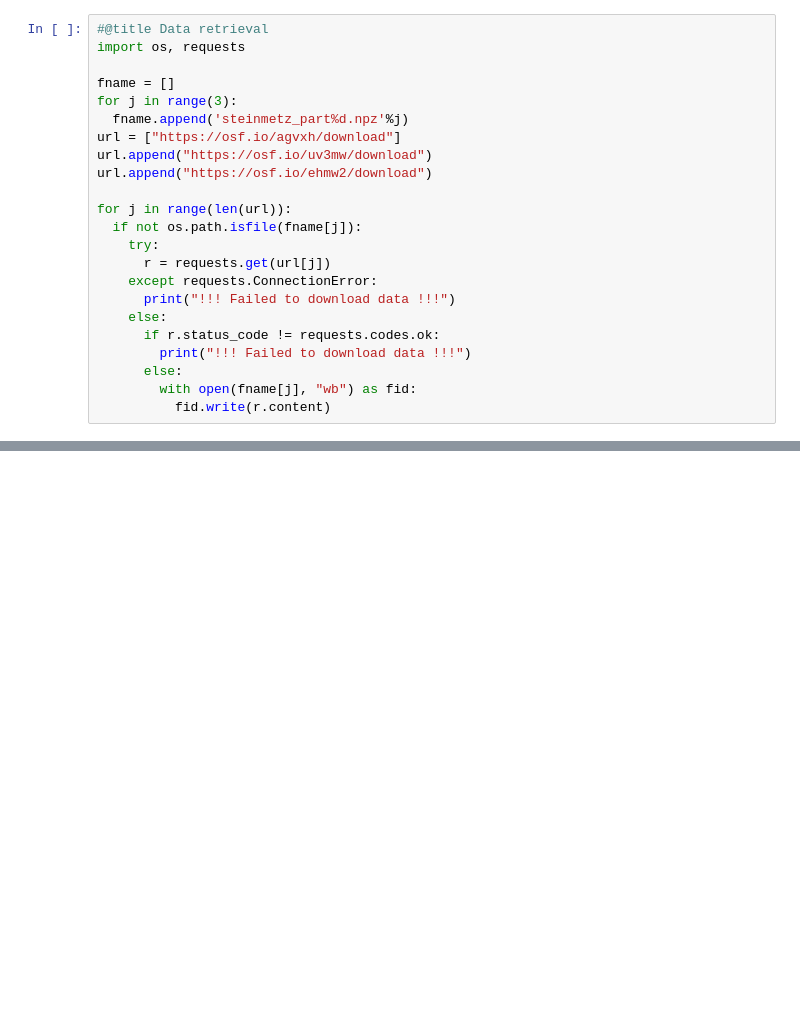
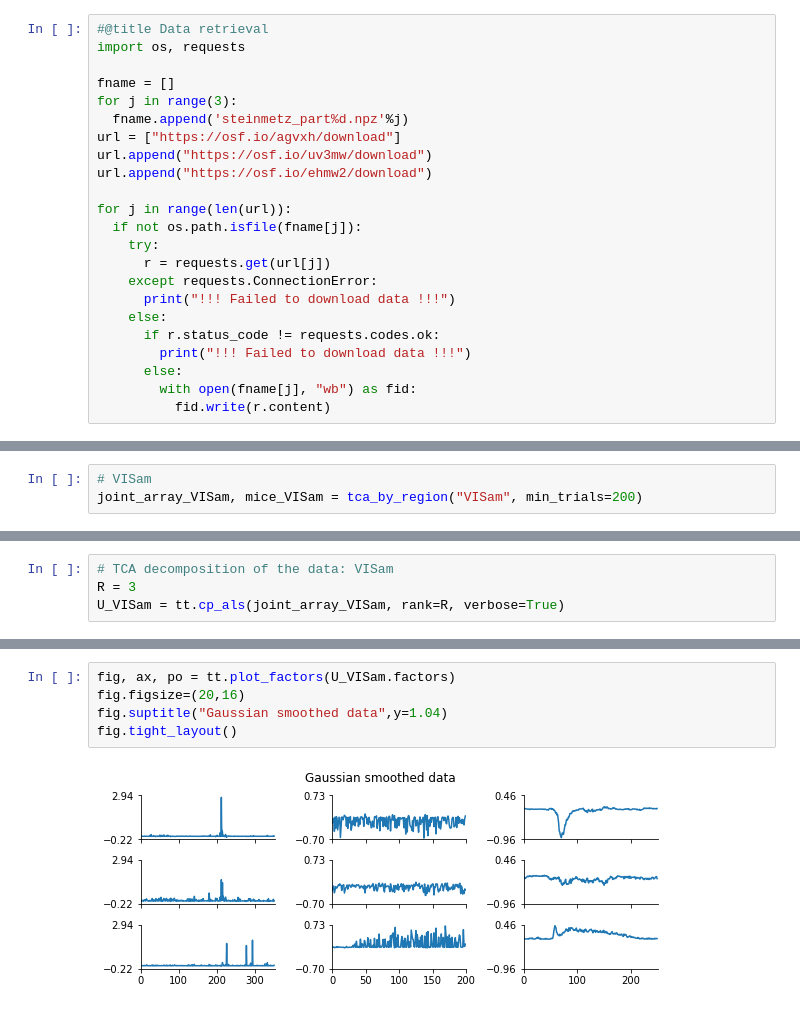
Before and after one commit to Devlaxman93/Neurohackers, a Jupyter notebook: Steinmetz_SC_analysis.ipynb, the cells around one changed output, grey strips where cells are left out. Cells and saved outputs as stored; diff of their text form; blank space fills up the shorter version.

```diff
--- a/Steinmetz_SC_analysis.ipynb
+++ b/Steinmetz_SC_analysis.ipynb
@@ -84,0 +125,3 @@ print(joint_array.shape)
+# %%
+# VISam
+joint_array_VISam, mice_VISam = tca_by_region("VISam", min_trials=200)
@@ -111,0 +175,4 @@ Converged after 20 iterations, 3.7948163809996913 seconds. Objective: 0.97910837
+# %%
+# TCA decomposition of the data: VISam
+R = 3
+U_VISam = tt.cp_als(joint_array_VISam, rank=R, verbose=True)
@@ -111,0 +197,7 @@ Converged after 20 iterations, 3.7948163809996913 seconds. Objective: 0.97910837
+# %%
+fig, ax, po = tt.plot_factors(U_VISam.factors)
+fig.figsize=(20,16)
+fig.suptitle("Gaussian smoothed data",y=1.04)
+fig.tight_layout()
+# %% [output]
+[figure, added]
```
Also changed, not shown: parts of 16 cells of this notebook.
